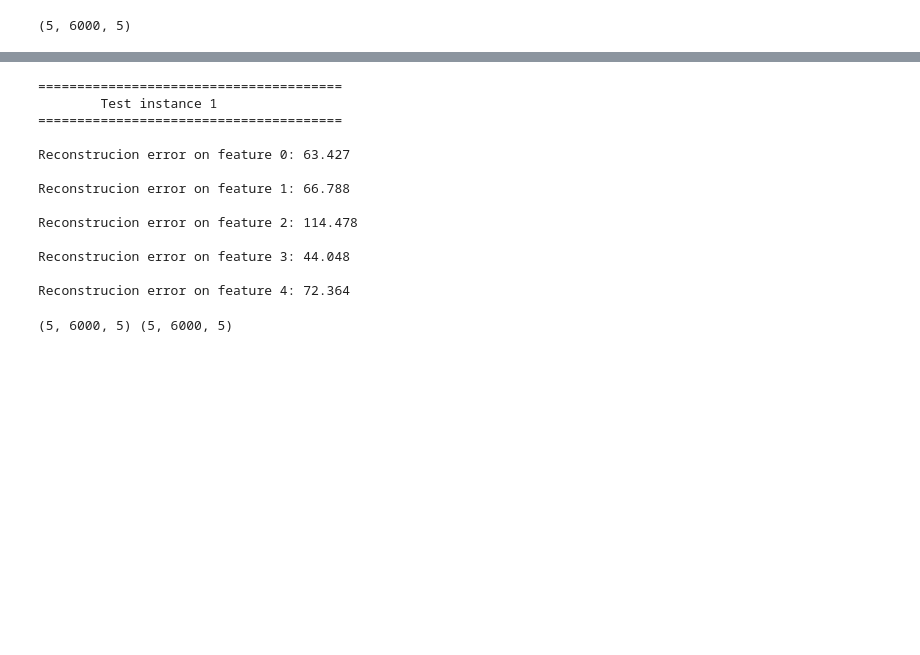
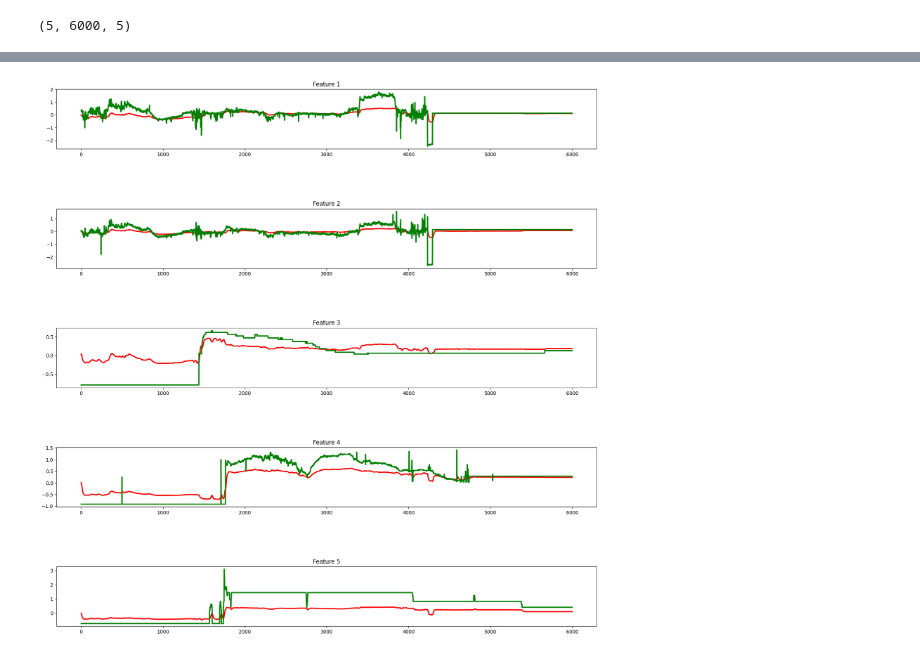
Before and after one commit to RobertoLorusso/AnomalyDetection, a Jupyter notebook: notebooks/VitalDB_Autoencoder.ipynb, the cells around one changed output, grey strips where cells are left out. Saved outputs shown, nothing was run; the diff lists cells and outputs as text; code cells hidden in the pictures; blank space fills up the shorter version.

```diff
--- a/notebooks/VitalDB_Autoencoder.ipynb
+++ b/notebooks/VitalDB_Autoencoder.ipynb
@@ -669,8 +655,8 @@ X_rr = np.asarray(np.expand_dims(X_rr,axis=2))
 # %%
 # Truncate all the values to the min length of the training istances
 min_len = np.min([X_dbp.shape[0],X_sbp.shape[0],X_bt.shape[0],X_hr.shape[0],X_rr.shape[0]])
-min_len
 
+#The remaining values need to be stored for testing
 X_dbp = X_dbp[:min_len,:]
 X_sbp = X_sbp[:min_len,:]
 X_bt = X_bt[:min_len,:]
@@ -678,6 +664,6 @@ X_hr = X_hr[:min_len,:]
 X_rr = X_rr[:min_len,:]
 
 Y = np.concatenate([X_dbp, X_sbp, X_bt, X_hr, X_rr],axis=2)
-X_train = Y[:30,...] # Select the first N instances
+X_train = Y[:50,...] # Select the first N instances
 print(X_train.shape)
 # %% [output]
@@ -728,8 +714,8 @@ Epoch 5/5
 # %% [markdown]
 #### Predict
 # %%
-_,hdbp,hsbp,hbt,hhr,hrr = load_ills_API(n_cases=5)
-#_,hdbp,hsbp,_,_,_ = load_healthy_API(n_cases=5)
+#_,hdbp,hsbp,hbt,hhr,hrr = load_ills_API(n_cases=5)
+_,hdbp,hsbp,_,_,_ = load_healthy_API(n_cases=5)
 _,hdbp,hsbp,hbt,hhr,hrr = remove_empty(_,hdbp,hsbp,hbt,hhr,hrr)
-_,hdbp,hsbp,hbt,hhr,hrr = mean_norm(_,hdbp,hsbp,hbt,hhr,hrr)
+_,hdbp,hsbp,hbt,hhr,hrr = normalize(_,hdbp,hsbp,hbt,hhr,hrr)
 #_,hdbp,hsbp,hbt,hhr,hrr = minmax_norm(_,hdbp,hsbp,hbt,hhr,hrr)
@@ -786,7 +775,6 @@ X_hr = np.asarray(np.expand_dims(X_hr,axis=2))
 X_rr = np.asarray(np.expand_dims(X_rr,axis=2))
 # %%
 min_len = np.min([X_dbp.shape[0],X_sbp.shape[0],X_bt.shape[0],X_hr.shape[0],X_rr.shape[0]])
-min_len
 
 X_dbp = X_dbp[:min_len,:]
 X_sbp = X_sbp[:min_len,:]
@@ -795,7 +783,7 @@ X_hr = X_hr[:min_len,:]
 X_rr = X_rr[:min_len,:]
 
 Y = np.concatenate([X_dbp, X_sbp, X_bt, X_hr, X_rr],axis=2)
-X_test = Y # Select the first n instances
+X_test = Y[:] # Select the first n instances
 print(X_test.shape)
 # %% [output]
 (5, 6000, 5)
@@ -810,0 +799,14 @@ abs(np.linalg.norm(res[...,n_feature]) - np.linalg.norm(X_test[...,n_feature],2)
+# %%
+p = 4 # test instance
+
+# Print the reconstruction error for all the features of a given test instance
+print('=======================================')
+print('\tTest instance ' + str(p))
+print('======================================='+'\n')
+tot = 0
+for i in range(0,5):
+    re = np.round(abs(np.linalg.norm(res[p,:,i]) - np.linalg.norm(X_test[p,:,i],2)),3)
+    tot = tot + re
+    print('Reconstrucion error on feature ' + str(i) + ': ' + \
+          str(re)+'\n')
+print('Mean reconstruction error: ' + str(np.round(tot/5,3)))
@@ -810,0 +829,12 @@ abs(np.linalg.norm(res[...,n_feature]) - np.linalg.norm(X_test[...,n_feature],2)
+# %%
+plt.figure(figsize=(20,20))
+for i in range(0,5):
+    s = '51'+str(i+1)
+    plt.subplot(int(s))
+    plt.subplots_adjust(hspace=1.)
+    plt.title('Feature ' + str(i+1))
+    plt.plot(res[p,:,i],'-r',X_test[p,:,i],'-g', linewidth=2.5)
+
+plt.show()
+# %% [output]
+[figure, added]
@@ -817,31 +869,3 @@ abs(np.linalg.norm(res[...,n_feature]) - np.linalg.norm(X_test[...,n_feature],2)
 #plt.subplot(212)
 #plt.plot(X_test[...,1])
 #plt.show()
-# %%
-p = 4 # test instance
-
-# Print the reconstruction error for all the features of a given test instance
-print('=======================================')
-print('\tTest instance ' + str(n_feature))
-print('======================================='+'\n')
-for i in range(0,5):
-    print('Reconstrucion error on feature ' + str(i) + ': ' + \
-          str(np.round(abs(np.linalg.norm(res[p,:,i]) - np.linalg.norm(X_test[p,:,i],2)),3))+'\n')
-# %% [output]
-=======================================
-        Test instance 1
-=======================================
-
-Reconstrucion error on feature 0: 63.427
-
-Reconstrucion error on feature 1: 66.788
-
-Reconstrucion error on feature 2: 114.478
-
-Reconstrucion error on feature 3: 44.048
-
-Reconstrucion error on feature 4: 72.364
-# %%
-print(X_test.shape,res.shape)
-# %% [output]
-(5, 6000, 5) (5, 6000, 5)
```
Also changed, not shown: parts of 21 cells of this notebook.
